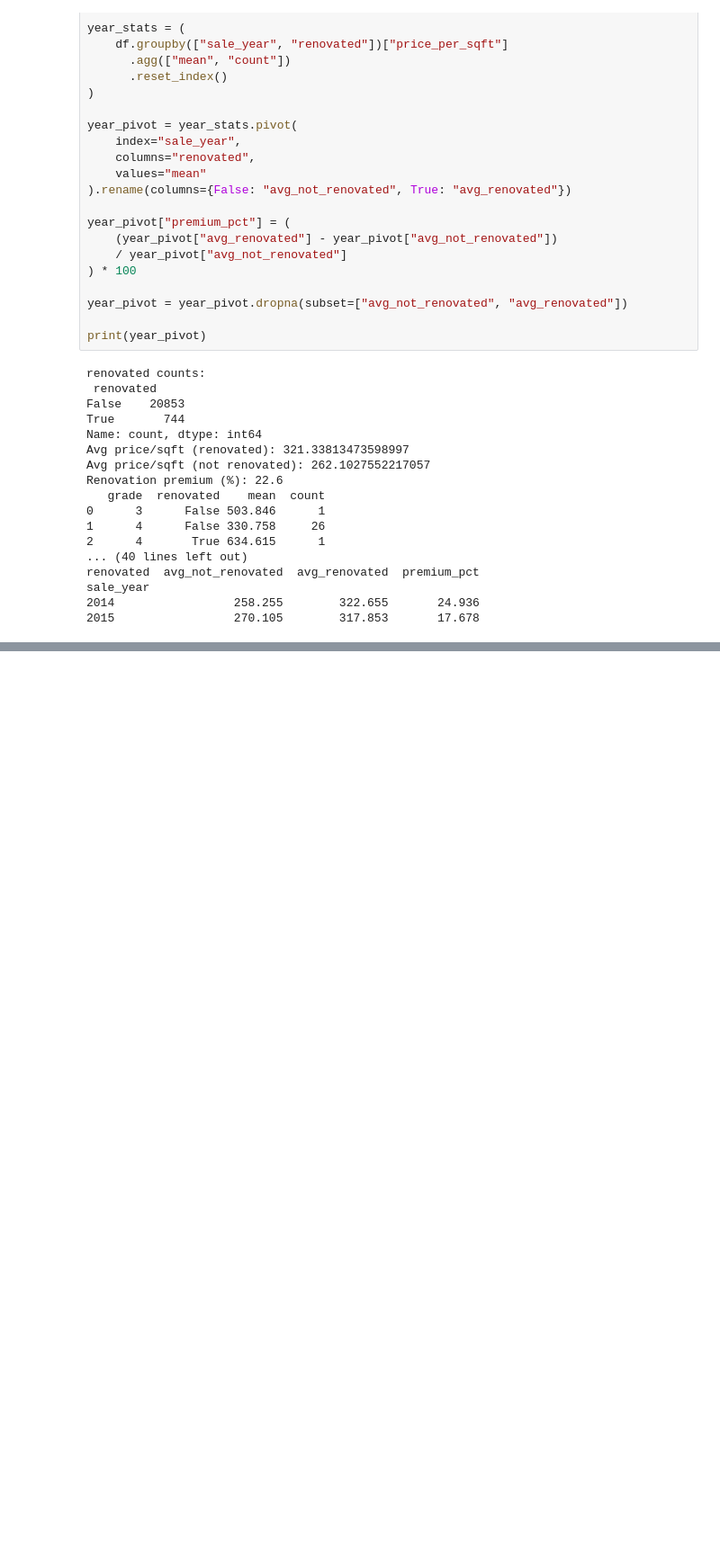
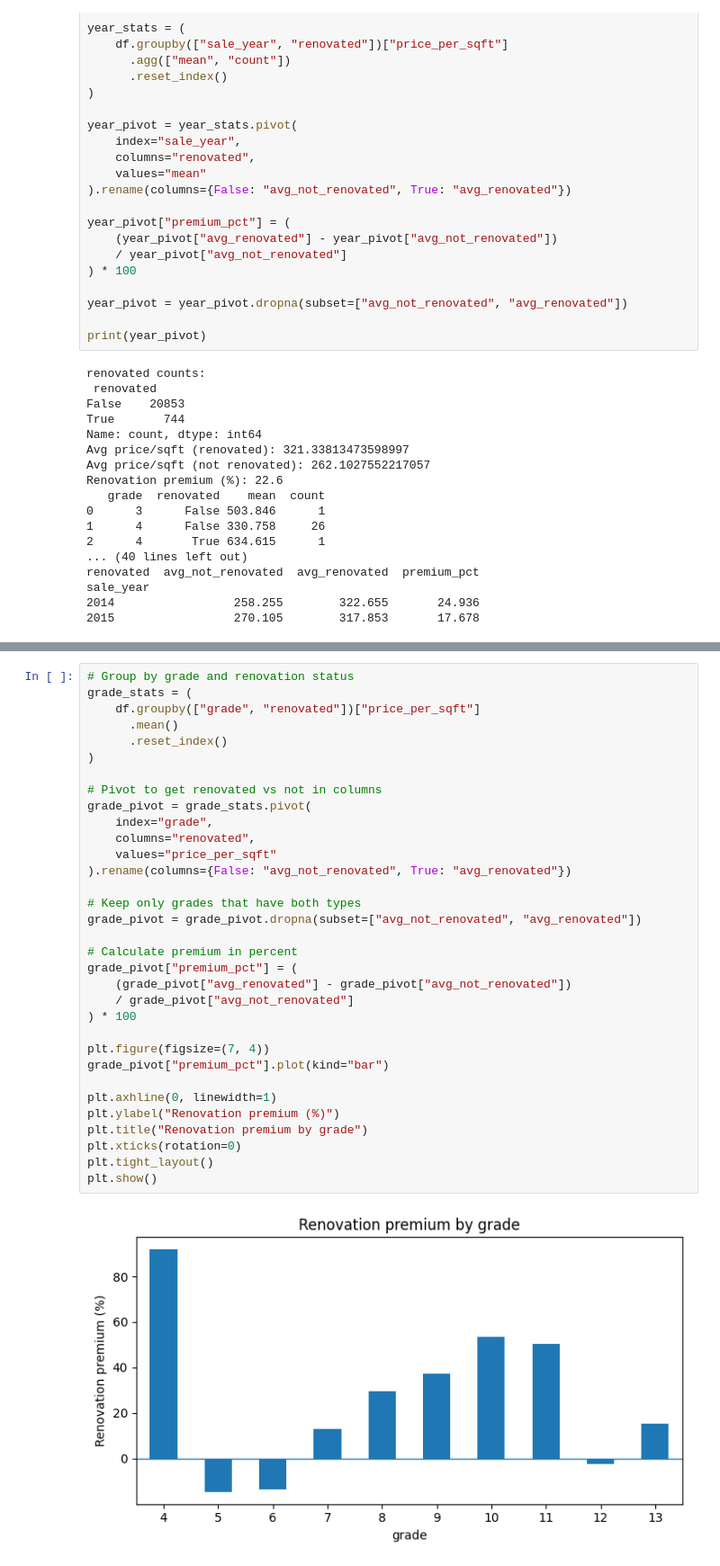
Before and after one commit to somanole/ds-eda-project, a Jupyter notebook: EDA.ipynb, the cells around one changed output, grey strips where cells are left out. Shown at 90% size. Drawn from its saved outputs; the diff is of its cells as text; blank space fills up the shorter version.

```diff
--- a/EDA.ipynb
+++ b/EDA.ipynb
@@ -144,0 +224,35 @@ sale_year
+# %%
+# Group by grade and renovation status
+grade_stats = (
+    df.groupby(["grade", "renovated"])["price_per_sqft"]
+      .mean()
+      .reset_index()
+)
+
+# Pivot to get renovated vs not in columns
+grade_pivot = grade_stats.pivot(
+    index="grade",
+    columns="renovated",
+    values="price_per_sqft"
+).rename(columns={False: "avg_not_renovated", True: "avg_renovated"})
+
+# Keep only grades that have both types
+grade_pivot = grade_pivot.dropna(subset=["avg_not_renovated", "avg_renovated"])
+
+# Calculate premium in percent
+grade_pivot["premium_pct"] = (
+    (grade_pivot["avg_renovated"] - grade_pivot["avg_not_renovated"])
+    / grade_pivot["avg_not_renovated"]
+) * 100
+
+plt.figure(figsize=(7, 4))
+grade_pivot["premium_pct"].plot(kind="bar")
+
+plt.axhline(0, linewidth=1)
+plt.ylabel("Renovation premium (%)")
+plt.title("Renovation premium by grade")
+plt.xticks(rotation=0)
+plt.tight_layout()
+plt.show()
+# %% [output]
+[figure, added]
```
Also changed, not shown: parts of 8 cells of this notebook.
